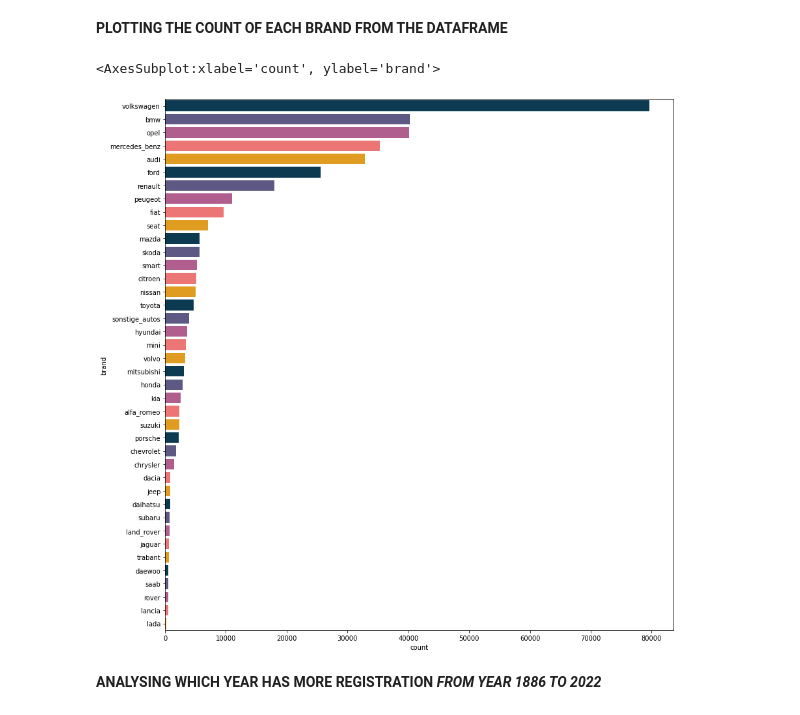
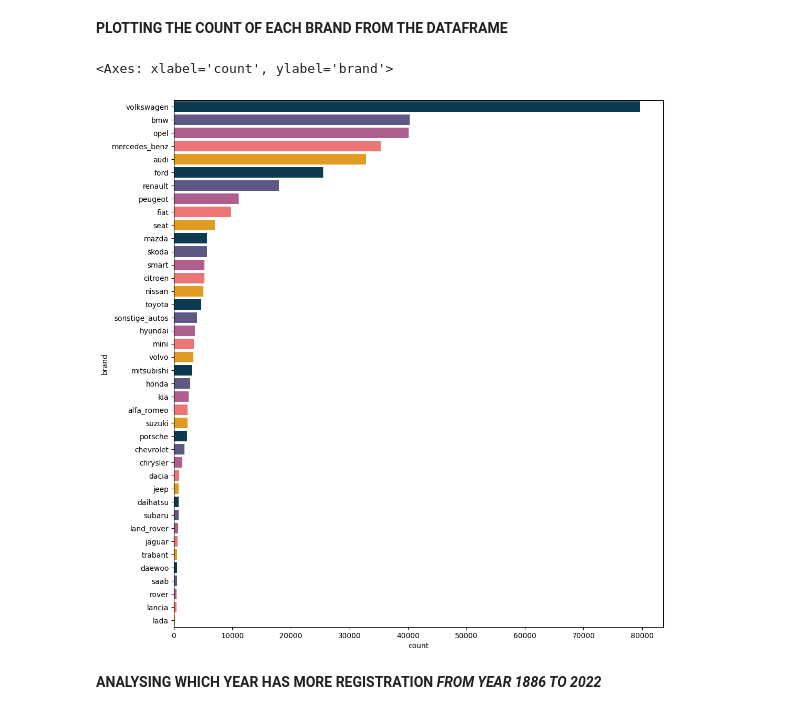
Before and after one commit to Sreejith-CG/Machine-Learning, a Jupyter notebook: Project_main.ipynb, the cells around one changed output. Saved outputs shown, nothing was run; the diff lists cells and outputs as text; code cells hidden in the pictures.

```diff
--- a/Project_main.ipynb
+++ b/Project_main.ipynb
@@ -101,0 +104,2 @@ dtype: object
+# %%
+usedcar=usedcar.drop(['dateCrawled','dateCreated','lastSeen'],axis=1)
@@ -171,11 +159,11 @@ sns.heatmap(corr_mat)
 # %% [markdown]
 **PLOTTING THE COUNT OF EACH BRAND FROM THE DATAFRAME**
 # %%
-plt.figure(figsize=(14,15))
+plt.figure(figsize=(12,13))
 sns.countplot(y=usedcar['brand'],order=usedcar['brand'].value_counts().index, palette=color)
 # %% [output]
-<AxesSubplot:xlabel='count', ylabel='brand'>
+<Axes: xlabel='count', ylabel='brand'>
-[figure, old version]
+[figure, new version]
 # %% [markdown]
 **ANALYSING WHICH YEAR HAS MORE REGISTRATION** ***FROM YEAR 1886 TO 2022***
 # %%
```
Also changed, not shown: parts of 49 cells of this notebook.
